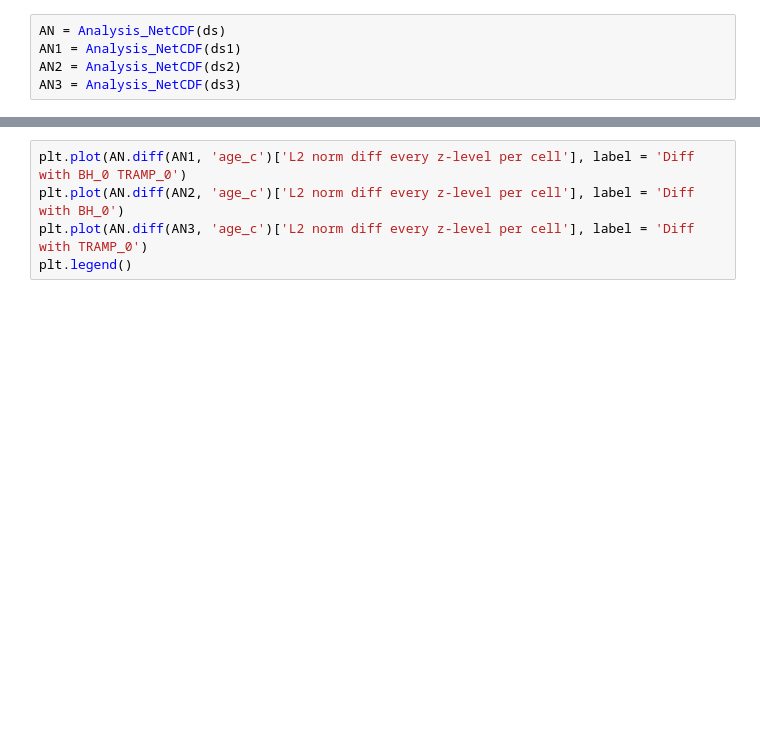
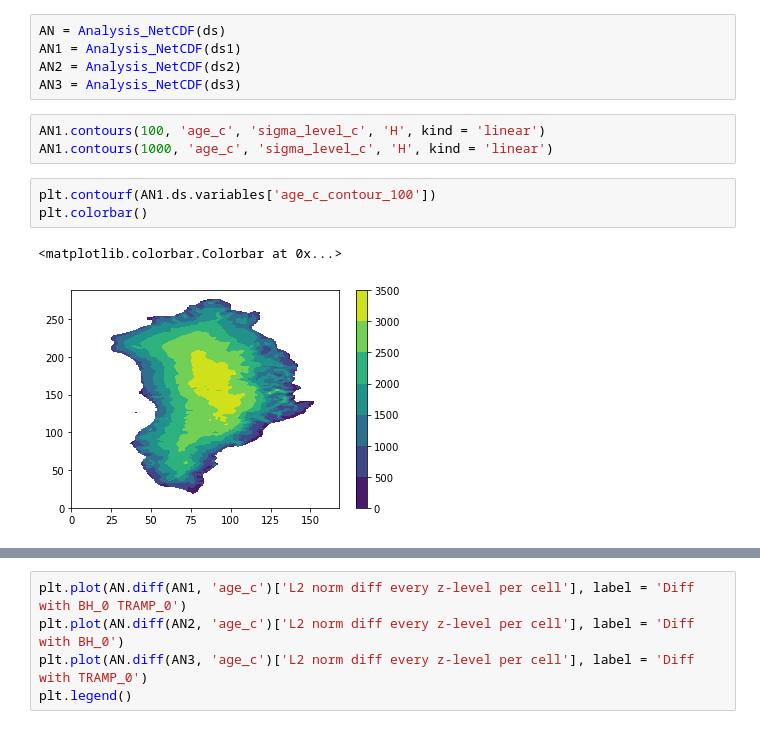
Before and after one commit to Shreyas911/sicopolis_tapenade_tools, a Jupyter notebook: forward_run_analysis/forward_run_analysis.ipynb, the cells around one changed output, grey strips where cells are left out. Drawn from its saved outputs; the diff is of its cells as text; blank space fills up the shorter version.

Commit message:
Functions added to compare data and model ice thickness and age contours.

```diff
--- a/forward_run_analysis/forward_run_analysis.ipynb
+++ b/forward_run_analysis/forward_run_analysis.ipynb
@@ -41,3 +90,12 @@ AN = Analysis_NetCDF(ds)
 AN1 = Analysis_NetCDF(ds1)
 AN2 = Analysis_NetCDF(ds2)
 AN3 = Analysis_NetCDF(ds3)
+# %%
+AN1.contours(100, 'age_c', 'sigma_level_c', 'H', kind = 'linear')
+AN1.contours(1000, 'age_c', 'sigma_level_c', 'H', kind = 'linear')
+# %%
+plt.contourf(AN1.ds.variables['age_c_contour_100'])
+plt.colorbar()
+# %% [output]
+<matplotlib.colorbar.Colorbar at 0x...>
+[figure, added]
```
Also changed, not shown: parts of 14 cells of this notebook.
